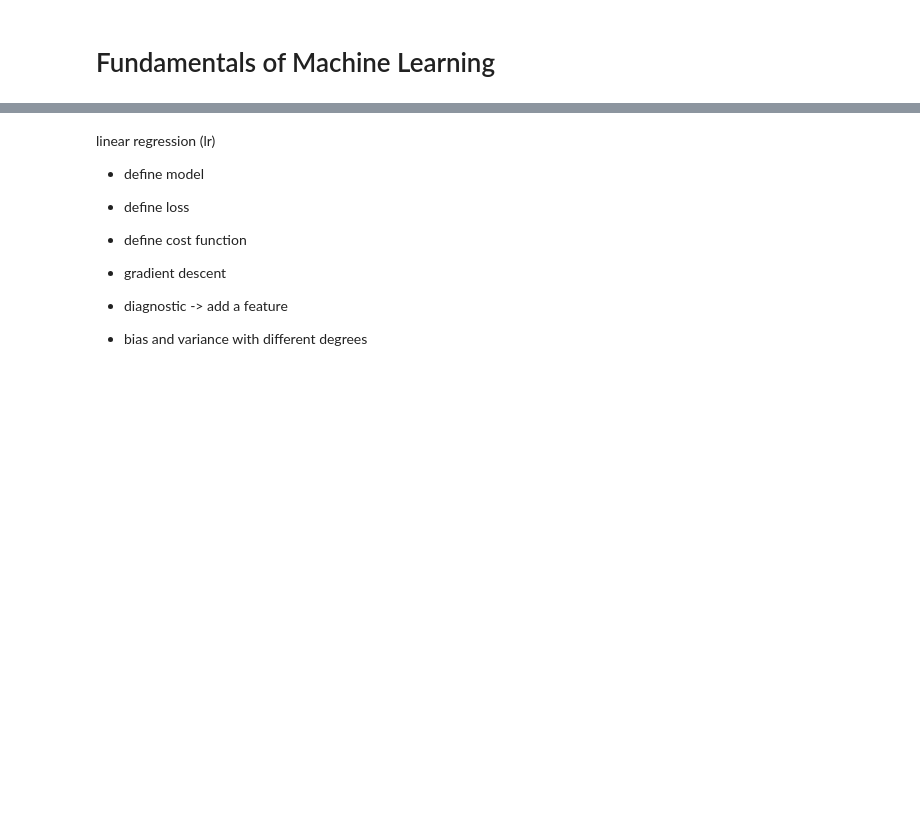
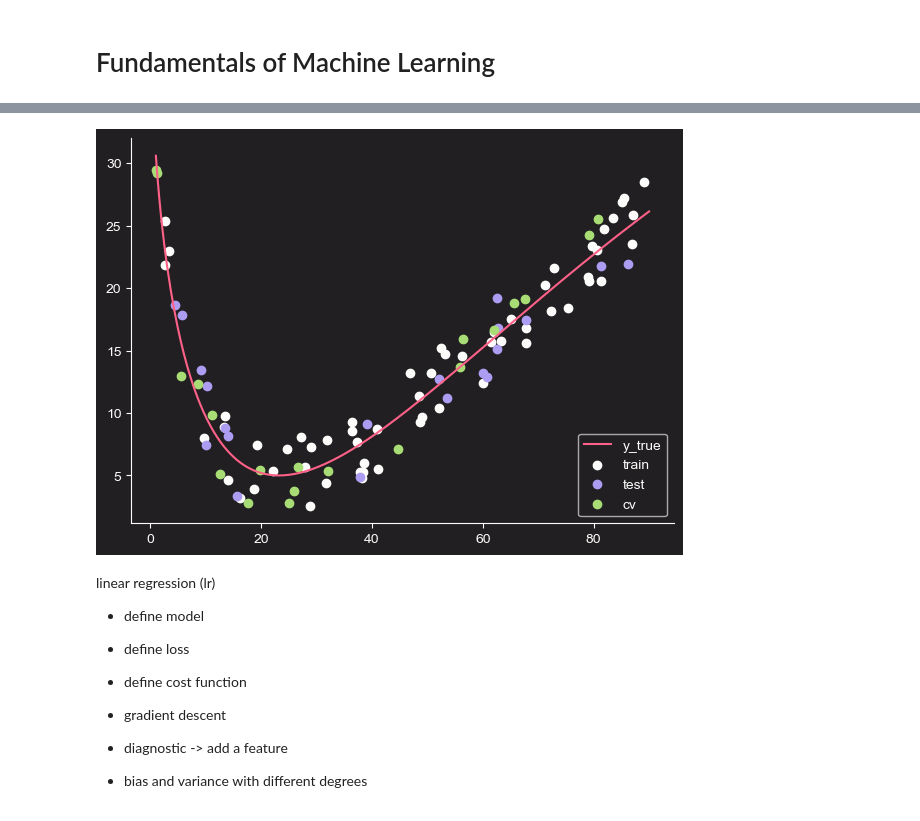
Before and after one commit to jakecreate/machine-learning-from-scratch, a Jupyter notebook: fundamentals_machine_learning.ipynb, the cells around one changed output, grey strips where cells are left out. Saved outputs shown, nothing was run; the diff lists cells and outputs as text; code cells hidden in the pictures; blank space fills up the shorter version.

```diff
--- a/fundamentals_machine_learning.ipynb
+++ b/fundamentals_machine_learning.ipynb
@@ -61,3 +56,32 @@ splitting into training(60%), validation(20%), and test set(20%)
+# %%
+def train_test_split(X, y, p_train=0.6, get_index=False):
+    n = X.shape[0]
+    sample_indicies = np.arange(0, n)
+
+    train_mask = np.random.choice(sample_indicies, size=int(p_train * n), replace=False)
+    test_mask = sample_indicies[~np.isin(sample_indicies, train_mask)]
+
+    if get_index:
+        return X[train_mask], y[train_mask], X[test_mask], y[test_mask], train_mask, test_mask
+
+    return X[train_mask], y[train_mask], X[test_mask], y[test_mask]
+# %%
+np.random.seed(1)
+x_train, y_train, _x, _y, train_mask, _ = train_test_split(x_sample, y_sample, 0.6, get_index=True)
+x_cv, y_cv, x_test, y_test, cv_mask, test_mask = train_test_split(_x, _y, 0.5, get_index=True)
+# %%
+fig, ax = plt.subplots(figsize=(7,5))
+ax.plot(x, y_true, c=c_map['red'], label='y_true')
+ax.scatter(x_train, y_train, c=c_map['white'], label='train')
+ax.scatter(x_test, y_test, c=c_map['purple'], label='test')
+ax.scatter(x_cv, y_cv, c=c_map['green'], label='cv')
+
+
+ax.spines[['top', 'right']].set_visible(False)
+ax.spines[['bottom', 'left']].set_color(c_map['white'])
+ax.legend(loc='lower right');
+# %% [output]
+[figure, added]
 # %% [markdown]
 linear regression (lr)
 * define model
```
Also changed, not shown: parts of 12 cells of this notebook.
